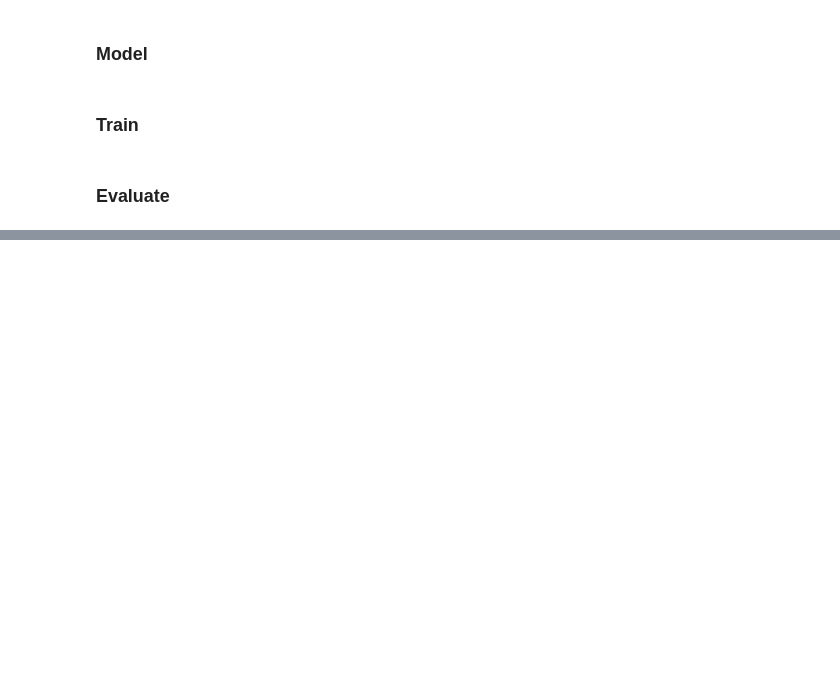
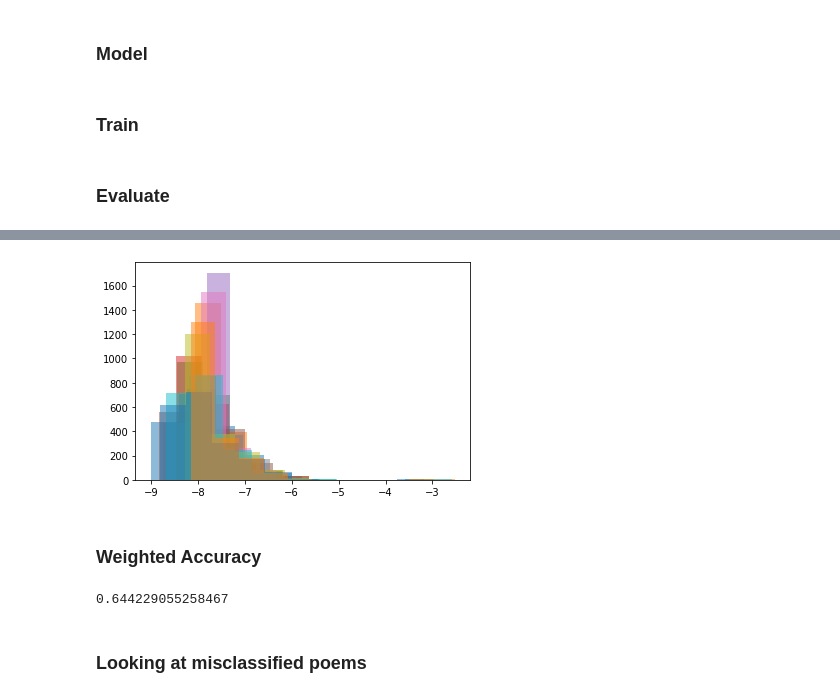
Before and after one commit to mixerupper/nlp-poetry-authorship, a Jupyter notebook: code/03-notebooks/Naive Bayes.ipynb, the cells around one changed output, grey strips where cells are left out. Saved outputs shown, nothing was run; the diff lists cells and outputs as text; code cells hidden in the pictures; blank space fills up the shorter version.

```diff
--- a/code/03-notebooks/Naive Bayes.ipynb
+++ b/code/03-notebooks/Naive Bayes.ipynb
@@ -163,4 +164,0 @@ y_val = raw_val_data_0['poetry_author']
-# %%
-nb = MultinomialNB()
-# %%
-y_pred = nb.fit(X_train, y_train)
@@ -179,0 +205,15 @@ Validation Accuracy: 72.46%
+# %%
+for coefs in nb.coef_:
+    plt.hist(coefs, alpha=0.5)
+plt.show()
+# %% [output]
+[figure, added]
+# %% [markdown]
+### Weighted Accuracy
+# %%
+np.mean(raw_val_data[y_pred_val==y_val].groupby("poetry_author").count()["poetry_text"]/\
+raw_val_data.groupby("poetry_author").count()["poetry_text"])
+# %% [output]
+0.644229055258467
+# %% [markdown]
+### Looking at misclassified poems
```
Also changed, not shown: parts of 41 cells of this notebook, 4 other files.
